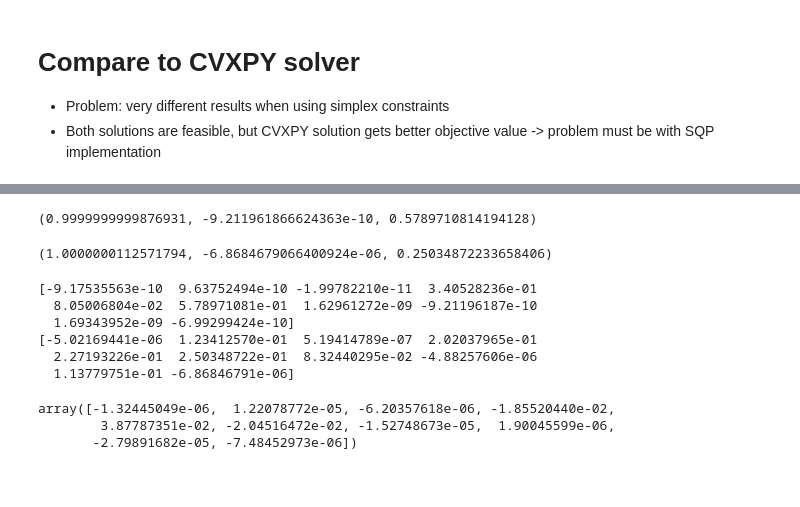
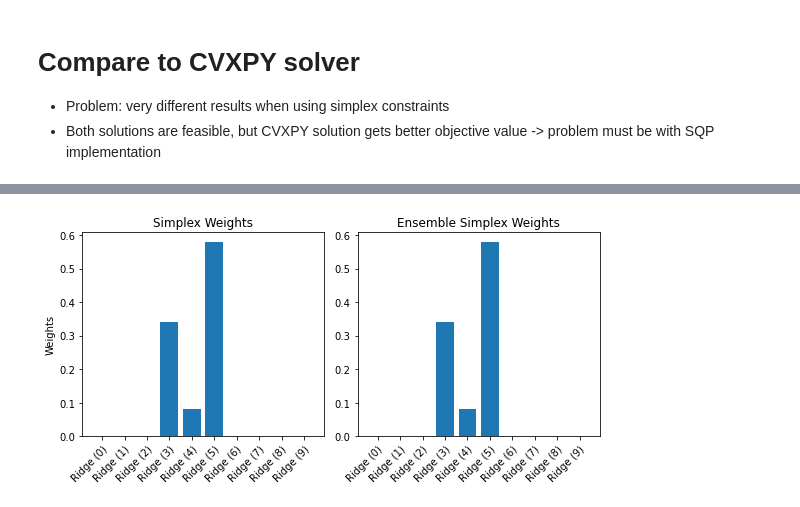
Before and after one commit to iancovert/easy-ensemble, a Jupyter notebook: notebooks/regression (debugging).ipynb, the cells around one changed output, grey strips where cells are left out. Drawn from its saved outputs; the diff is of its cells as text; code cells hidden in the pictures; blank space fills up the shorter version.

```diff
--- a/notebooks/regression (debugging).ipynb
+++ b/notebooks/regression (debugging).ipynb
@@ -184,29 +182,22 @@ SQP objective value (nonneg): 754.4660837282551
 SQP objective value (unconstrained): 456.58188464088676
-# %%
-# Verify feasiblity of CVXPY weights
-ensemble_simplex_weights.sum(), ensemble_simplex_weights.min(), ensemble_simplex_weights.max()
-# %% [output]
-(0.9999999999876931, -9.211961866624363e-10, 0.5789710814194128)
-# %%
-# Verify feasiblity of SQP weights
-simplex_weights.sum(), simplex_weights.min(), simplex_weights.max()
-# %% [output]
-(1.0000000112571794, -6.8684679066400924e-06, 0.25034872233658406)
-# %%
-# Inspect differencee in simplex weights
-print(ensemble_simplex_weights)
-print(simplex_weights)
-# %% [output]
-[-9.17535563e-10  9.63752494e-10 -1.99782210e-11  3.40528236e-01
-  8.05006804e-02  5.78971081e-01  1.62961272e-09 -9.21196187e-10
-  1.69343952e-09 -6.99299424e-10]
-[-5.02169441e-06  1.23412570e-01  5.19414789e-07  2.02037965e-01
-  2.27193226e-01  2.50348722e-01  8.32440295e-02 -4.88257606e-06
-  1.13779751e-01 -6.86846791e-06]
-# %%
-# Inspect difference in nonnegative weights
-nonneg_weights - ensemble_nonneg_weights
-# %% [output]
-array([-1.32445049e-06,  1.22078772e-05, -6.20357618e-06, -1.85520440e-02,
-        3.87787351e-02, -2.04516472e-02, -1.52748673e-05,  1.90045599e-06,
-       -2.79891682e-05, -7.48452973e-06])
+# %%
+# Plot learned weights
+fig, axarr = plt.subplots(1, 2, figsize=(8, 4))
+
+plt.sca(axarr[0])
+plt.bar(range(len(models)), simplex_weights)
+plt.xticks(range(len(models)), val_preds.keys(), rotation=45,
+           rotation_mode='anchor', ha='right')
+plt.title('Simplex Weights')
+plt.ylabel('Weights')
+
+plt.sca(axarr[1])
+plt.bar(range(len(models)), ensemble_simplex_weights)
+plt.xticks(range(len(models)), val_preds.keys(), rotation=45,
+           rotation_mode='anchor', ha='right')
+plt.title('Ensemble Simplex Weights')
+
+plt.tight_layout()
+plt.show()
+# %% [output]
+[figure, added]
```
Also changed, not shown: parts of 5 cells of this notebook, 5 other files.
